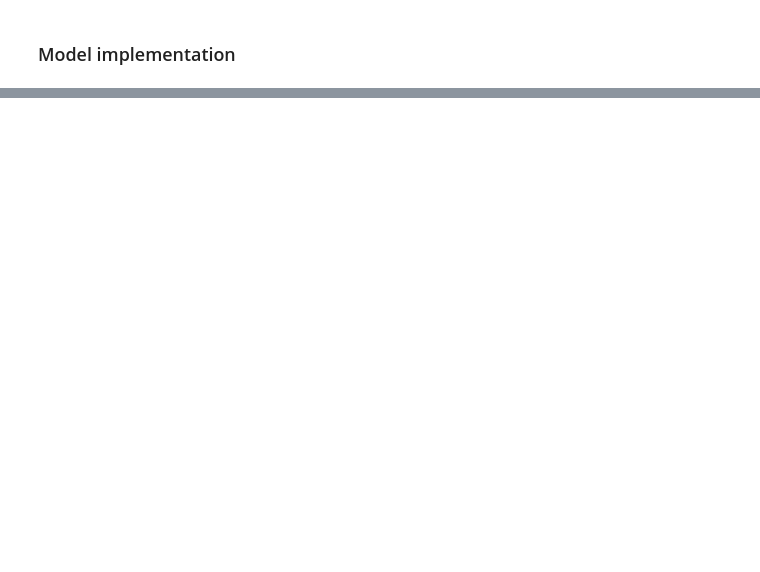
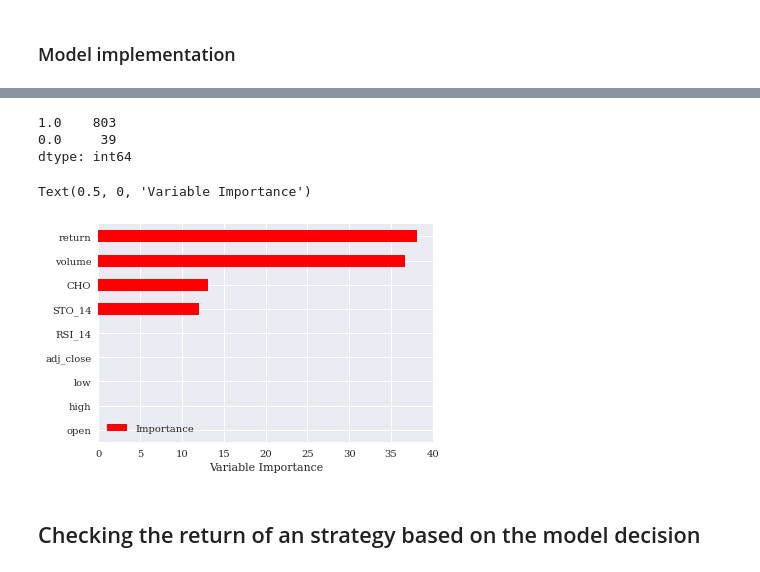
Before and after one commit to SalisEduardo/Decision-tree-for-algorithm-trading, a Jupyter notebook: DT_for_trading_v1.ipynb, the cells around one changed output, grey strips where cells are left out. Cells and saved outputs as stored; diff of their text form; code cells hidden in the pictures; blank space fills up the shorter version.

```diff
--- a/DT_for_trading_v1.ipynb
+++ b/DT_for_trading_v1.ipynb
@@ -119,2 +120,8 @@ df_validation = df['2021':]
+# %%
+train_size = int(0.7 * df.shape[0])
+X_train = X[:train_size]
+y_train = y[:train_size]
+X_test = X[train_size:]
+y_test = y[train_size:]
 # %% [markdown]
 ### Model implementation
@@ -124,2 +127,0 @@ from sklearn.model_selection import train_test_split
-# %%
-X =  df_ModelDB.iloc[:, :-1].drop('return',axis=1)
@@ -128,2 +127,0 @@ y = df_ModelDB.iloc[:, -1]
-# %%
-X_train, X_test, y_train, y_test = train_test_split(X, y, test_size=0.3, stratify=y,random_state=42)
@@ -131,7 +132,7 @@ X_train, X_test, y_train, y_test = train_test_split(X, y, test_size=0.3, stratif
 from sklearn.tree import DecisionTreeClassifier
 from sklearn.metrics import accuracy_score
 # %%
-dt = DecisionTreeClassifier(max_depth=5,random_state=1)
+dt = DecisionTreeClassifier(max_depth=3,random_state=1)
 # %%
 dt.fit(X_train,y_train)
 # %% [output]
@@ -144,0 +146,7 @@ accuracy_score(y_test, y_pred)
+# %%
+#MUnbalenced predictions
+pd.Series(y_pred).value_counts()
+# %% [output]
+1.0    803
+0.0     39
+dtype: int64
@@ -144,0 +157,11 @@ accuracy_score(y_test, y_pred)
+# %%
+Importance = pd.DataFrame({'Importance':dt.feature_importances_*100},\
+index=X.columns)
+Importance.sort_values('Importance', axis=0, ascending=True).plot(kind='barh', \
+color='r' )
+plt.xlabel('Variable Importance')
+# %% [output]
+Text(0.5, 0, 'Variable Importance')
+[figure, added]
+# %% [markdown]
+## Checking the return of an strategy based on the model decision
```
Also changed, not shown: parts of 28 cells of this notebook, 1 other file.
